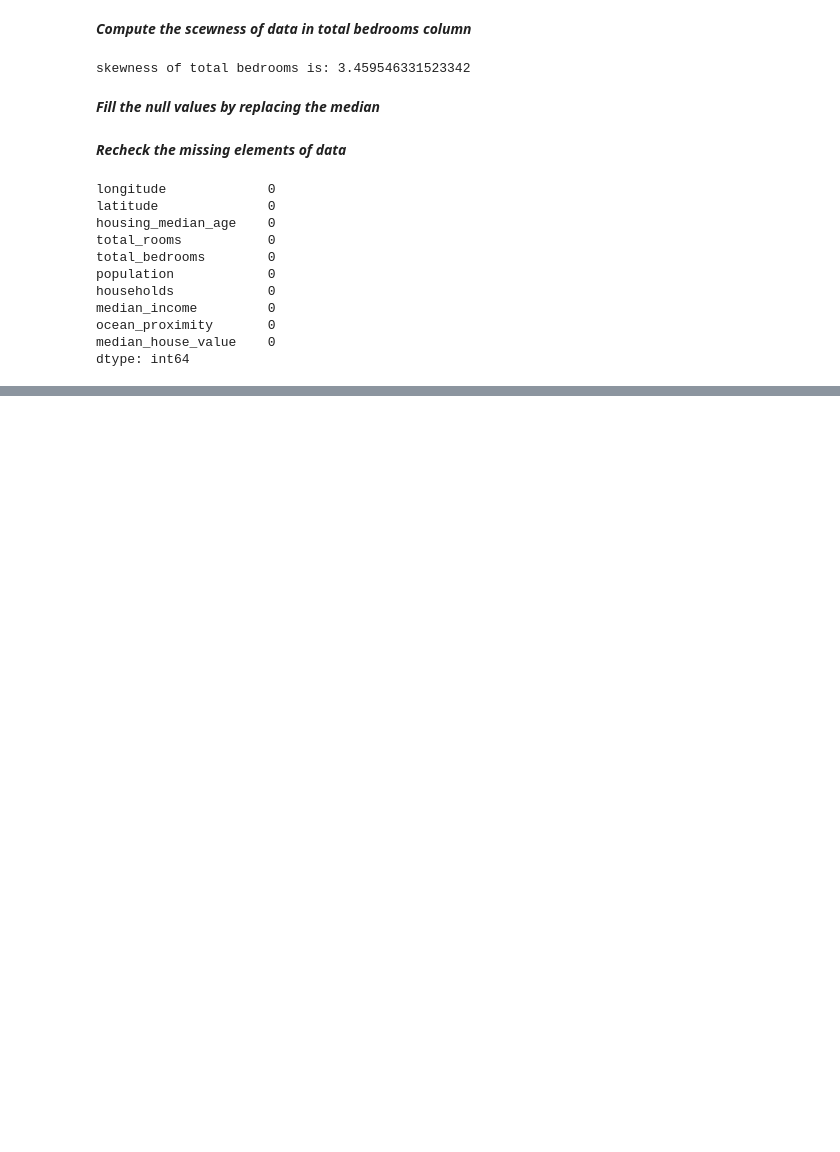
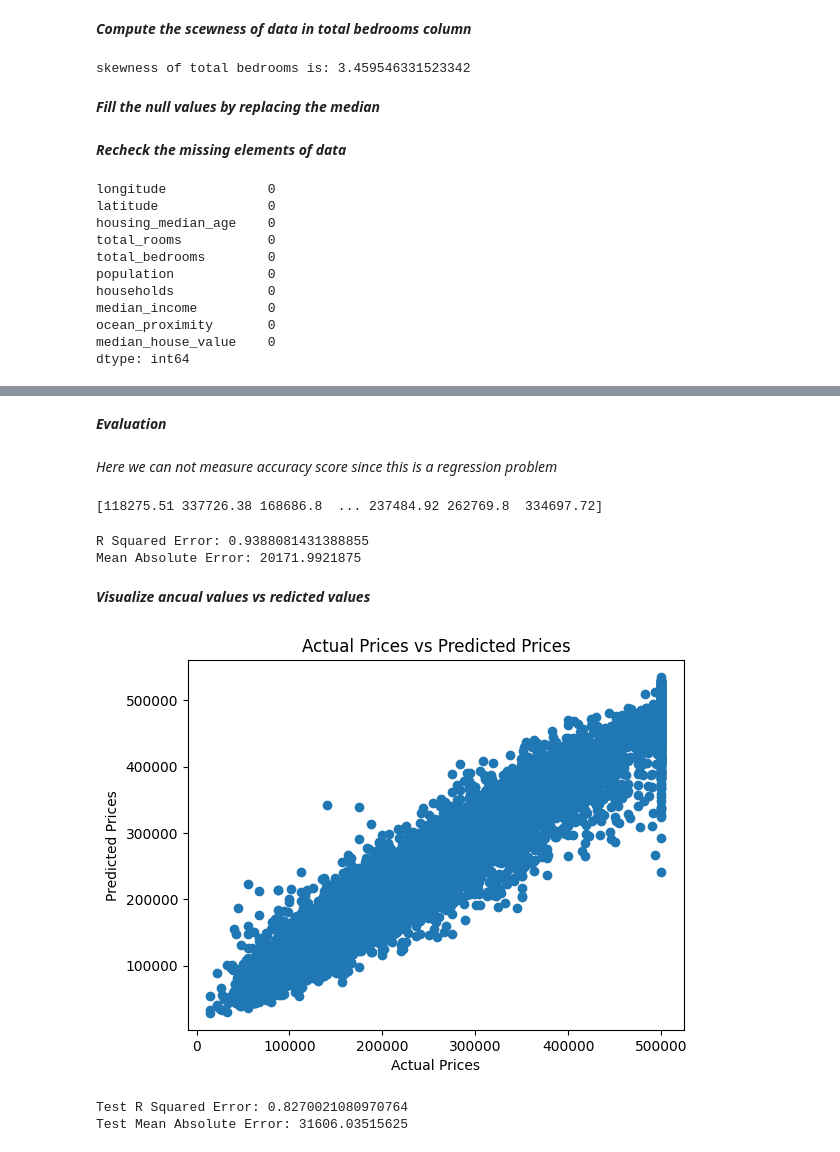
Before and after one commit to minuraashen/Machine-Learning, a Jupyter notebook: ML_projects/house_price_prediction/house_price_predict.ipynb, the cells around one changed output, grey strips where cells are left out. Cells and saved outputs as stored; diff of their text form; code cells hidden in the pictures; blank space fills up the shorter version.

```diff
--- a/ML_projects/house_price_prediction/house_price_predict.ipynb
+++ b/ML_projects/house_price_prediction/house_price_predict.ipynb
@@ -80,0 +137,3 @@ dtype: int64
+# %%
+X_train, X_test, Y_train, Y_test = train_test_split(X,Y, test_size=0.2, random_state=42)
+print(X.shape, X_train.shape, X_test.shape)
@@ -80,0 +145,6 @@ dtype: int64
+# %%
+#Loading the XGBoost Regressor model
+model = XGBRegressor()
+# %%
+#Training the model with X_train and Y_train
+model.fit(X_train, Y_train)
@@ -80,0 +163,32 @@ dtype: int64
+# %% [markdown]
+***Evaluation***
+# %% [markdown]
+*Here we can not measure accuracy score since this is a regression problem*
+# %%
+#Prediction of training data
+train_data_prediction = model.predict(X_train)
+print(train_data_prediction)
+# %% [output]
+[118275.51 337726.38 168686.8  ... 237484.92 262769.8  334697.72]
+# %%
+# R Squared Error
+score_1 = metrics.r2_score(Y_train, train_data_prediction)
+
+#Mean Absolute Error
+score_2 = metrics.mean_absolute_error(Y_train, train_data_prediction)
+
+print('R Squared Error:', score_1)
+print('Mean Absolute Error:', score_2)
+# %% [output]
+R Squared Error: 0.9388081431388855
+Mean Absolute Error: 20171.9921875
+# %% [markdown]
+***Visualize ancual values vs redicted values***
+# %%
+plt.scatter(Y_train, train_data_prediction)
+plt.xlabel('Actual Prices')
+plt.ylabel('Predicted Prices')
+plt.title('Actual Prices vs Predicted Prices')
+plt.show()
+# %% [output]
+[figure, added]
@@ -80,0 +198,11 @@ dtype: int64
+# %%
+#R Squared Error for test data
+test_score_1 = metrics.r2_score(Y_test, test_data_prediction)
+#Mean Absolute Error for test data
+test_score_2 = metrics.mean_absolute_error(Y_test, test_data_prediction)
+
+print('Test R Squared Error:', test_score_1)
+print('Test Mean Absolute Error:', test_score_2)
+# %% [output]
+Test R Squared Error: 0.8270021080970764
+Test Mean Absolute Error: 31606.03515625
```
Also changed, not shown: parts of 15 cells of this notebook.
